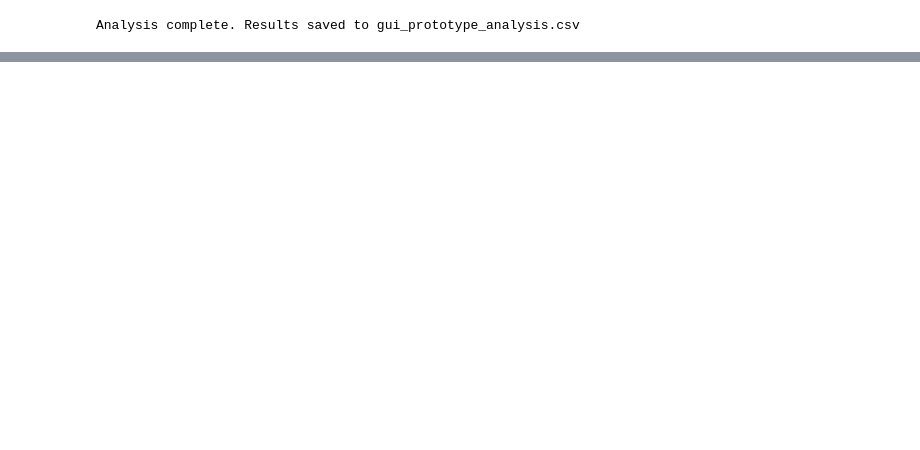
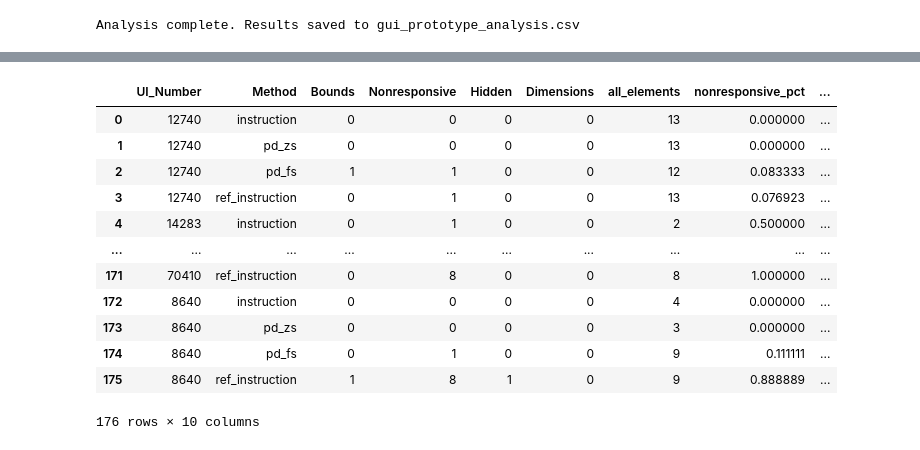
Before and after one commit to mmarolt/gui-prototyping-analysis, a Jupyter notebook: quantitative_analysis/analyze_prototype_elements.ipynb, the cells around one changed output, grey strips where cells are left out. Drawn from its saved outputs; the diff is of its cells as text; code cells hidden in the pictures; blank space fills up the shorter version.

```diff
--- a/quantitative_analysis/analyze_prototype_elements.ipynb
+++ b/quantitative_analysis/analyze_prototype_elements.ipynb
@@ -102,0 +124,38 @@ Analysis complete. Results saved to gui_prototype_analysis.csv
+# %%
+import pandas as pd
+
+all_df = pd.DataFrame(results)
+visual_df = pd.read_csv('./design_evaluation/gui_visual_analysis.csv', delimiter=';')
+
+visual_df['Dimensions'] = visual_df['Dimensions'].map({'YES': 1, 'NO': 0})
+agg_df = visual_df.groupby(['UI_Number'], as_index=False).sum()
+
+visual_df['all_elements'] = all_df['All_inputs']+all_df['All_buttons']
+visual_df['nonresponsive_pct'] = visual_df['Nonresponsive'] / (all_df['All_inputs']+all_df['All_buttons'])
+visual_df['covered_pct'] = visual_df['Hidden'] / (all_df['All_inputs']+all_df['All_buttons'])
+visual_df['out_of_bounds_pct'] = visual_df['Bounds'] / (all_df['All_inputs']+all_df['All_buttons'])
+
+sorted_df = visual_df.sort_values(['nonresponsive_pct', 'covered_pct', 'out_of_bounds_pct'], ascending=False)
+
+incorrect_dim_guis = [prototype[0] for prototype in visual_df if prototype[5] == 'YES']
+
+# print("GUIs with incorrect dimensions (not 375x667):", incorrect_dim_guis)
+
+agg_df = agg_df.drop('Method', axis=1)
+agg_df
+
+visual_df
+# %% [output]
+|  | UI_Number | Method | Bounds | Nonresponsive | Hidden | Dimensions | all_elements | nonresponsive_pct | ... |
+| 0 | 12740 | instruction | 0 | 0 | 0 | 0 | 13 | 0.000000 | ... |
+| 1 | 12740 | pd_zs | 0 | 0 | 0 | 0 | 13 | 0.000000 | ... |
+| 2 | 12740 | pd_fs | 1 | 1 | 0 | 0 | 12 | 0.083333 | ... |
+| 3 | 12740 | ref_instruction | 0 | 1 | 0 | 0 | 13 | 0.076923 | ... |
+| 4 | 14283 | instruction | 0 | 1 | 0 | 0 | 2 | 0.500000 | ... |
+| ... | ... | ... | ... | ... | ... | ... | ... | ... | ... |
+| 171 | 70410 | ref_instruction | 0 | 8 | 0 | 0 | 8 | 1.000000 | ... |
+| 172 | 8640 | instruction | 0 | 0 | 0 | 0 | 4 | 0.000000 | ... |
+| 173 | 8640 | pd_zs | 0 | 0 | 0 | 0 | 3 | 0.000000 | ... |
+| 174 | 8640 | pd_fs | 0 | 1 | 0 | 0 | 9 | 0.111111 | ... |
+| 175 | 8640 | ref_instruction | 1 | 8 | 1 | 0 | 9 | 0.888889 | ... |
+176 rows × 10 columns
```
Also changed, not shown: parts of 10 cells of this notebook, 2 other files.
